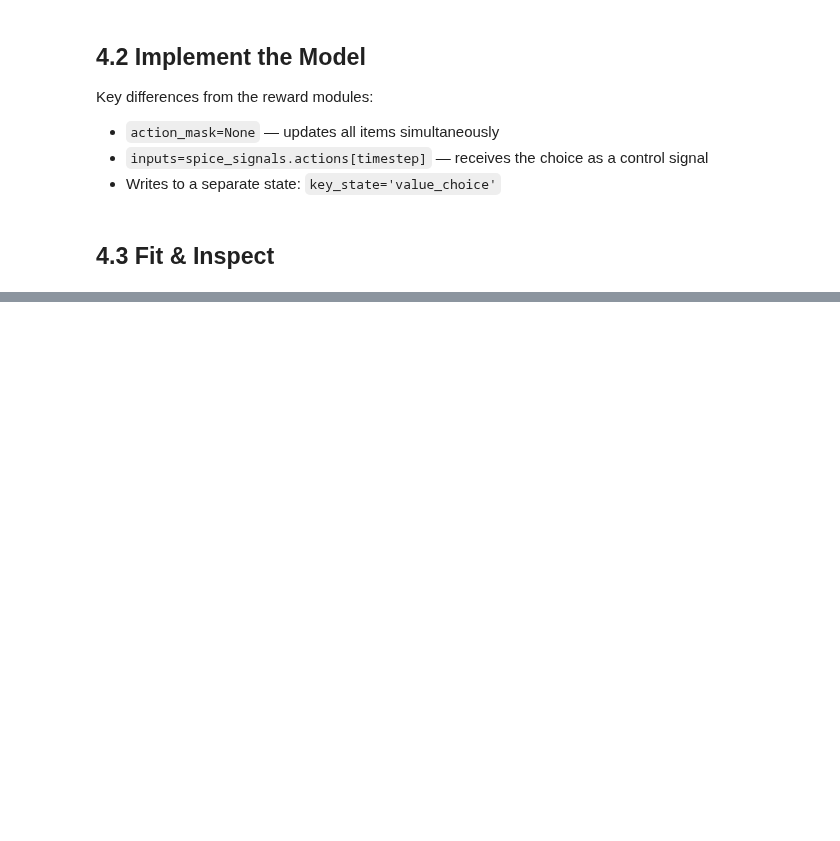
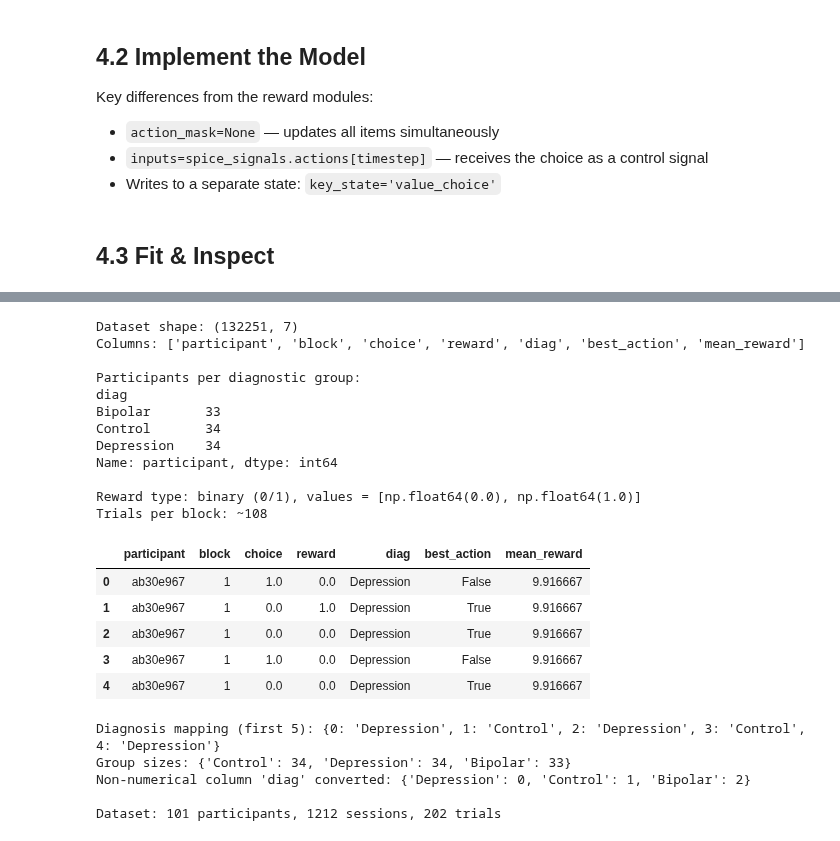
Before and after one commit to whyhardt/SPICE, a Jupyter notebook: tutorials/lecture_tutorial_spice_solution.ipynb, the cells around one changed output, grey strips where cells are left out. Drawn from its saved outputs; the diff is of its cells as text; code cells hidden in the pictures; blank space fills up the shorter version.

```diff
--- a/tutorials/lecture_tutorial_spice_solution.ipynb
+++ b/tutorials/lecture_tutorial_spice_solution.ipynb
@@ -964,0 +780,73 @@ print(f"Mixed dataset: {dataset_mixed.n_participants} participants, "
+# %%
+import seaborn as sns
+from scipy import stats
+from sklearn.linear_model import LogisticRegression
+
+# Load clinical dataset
+df_clinical = pd.read_csv('../weinhardt2026/studies/dezfouli2019/data/dezfouli2019.csv')
+
+print(f"Dataset shape: {df_clinical.shape}")
+print(f"Columns: {df_clinical.columns.tolist()}")
+print(f"\nParticipants per diagnostic group:")
+print(df_clinical.groupby('diag')['participant'].nunique())
+print(f"\nReward type: binary (0/1), values = {sorted(df_clinical['reward'].unique())}")
+print(f"Trials per block: ~{df_clinical.groupby(['participant', 'block']).size().median():.0f}")
+df_clinical.head()
+# %% [output]
+Dataset shape: (132251, 7)
+Columns: ['participant', 'block', 'choice', 'reward', 'diag', 'best_action', 'mean_reward']
+
+Participants per diagnostic group:
+diag
+Bipolar       33
+Control       34
+Depression    34
+Name: participant, dtype: int64
+
+Reward type: binary (0/1), values = [np.float64(0.0), np.float64(1.0)]
+Trials per block: ~108
+|  | participant | block | choice | reward | diag | best_action | mean_reward |
+| 0 | ab30e967 | 1 | 1.0 | 0.0 | Depression | False | 9.916667 |
+| 1 | ab30e967 | 1 | 0.0 | 1.0 | Depression | True | 9.916667 |
+| 2 | ab30e967 | 1 | 0.0 | 0.0 | Depression | True | 9.916667 |
+| 3 | ab30e967 | 1 | 1.0 | 0.0 | Depression | False | 9.916667 |
+| 4 | ab30e967 | 1 | 0.0 | 0.0 | Depression | True | 9.916667 |
+# %%
+# Build diagnosis lookup BEFORE csv_to_dataset remaps participant IDs to 0-indexed integers
+unique_participants = df_clinical['participant'].unique()
+participant_diag = df_clinical.groupby('participant')['diag'].first()
+diag_lookup = {i: participant_diag[pid] for i, pid in enumerate(unique_participants)}
+
+print(f"Diagnosis mapping (first 5): {dict(list(diag_lookup.items())[:5])}")
+print(f"Group sizes: { {g: sum(1 for v in diag_lookup.values() if v == g) for g in ['Control', 'Depression', 'Bipolar']} }")
+
+# Create dataset with 'diag' as additional input
+config_clinical = SpiceConfig(
+    library_setup={
+        'reward_update_chosen': ['reward'],
+        'reward_update_not_chosen': [],
+        'choice_update': ['choice'],
+    },
+    memory_state={'value_reward': 0.5, 'value_choice': 0.0},
+    additional_inputs=('diag',),
+)
+
+dataset_clinical = csv_to_dataset(
+    file=df_clinical,
+    df_participant_id='participant',
+    df_block='block',
+    df_choice='choice',
+    df_feedback='reward',
+    additional_inputs=['diag'],
+)
+dataset_clinical.normalize_rewards()
+
+print(f"\nDataset: {dataset_clinical.n_participants} participants, "
+      f"{dataset_clinical.xs.shape[0]} sessions, "
+      f"{dataset_clinical.xs.shape[1]} trials")
+# %% [output]
+Diagnosis mapping (first 5): {0: 'Depression', 1: 'Control', 2: 'Depression', 3: 'Control', 4: 'Depression'}
+Group sizes: {'Control': 34, 'Depression': 34, 'Bipolar': 33}
+Non-numerical column 'diag' converted: {'Depression': 0, 'Control': 1, 'Bipolar': 2}
+
+Dataset: 101 participants, 1212 sessions, 202 trials
```
Also changed, not shown: parts of 38 cells of this notebook, 13 other files.
